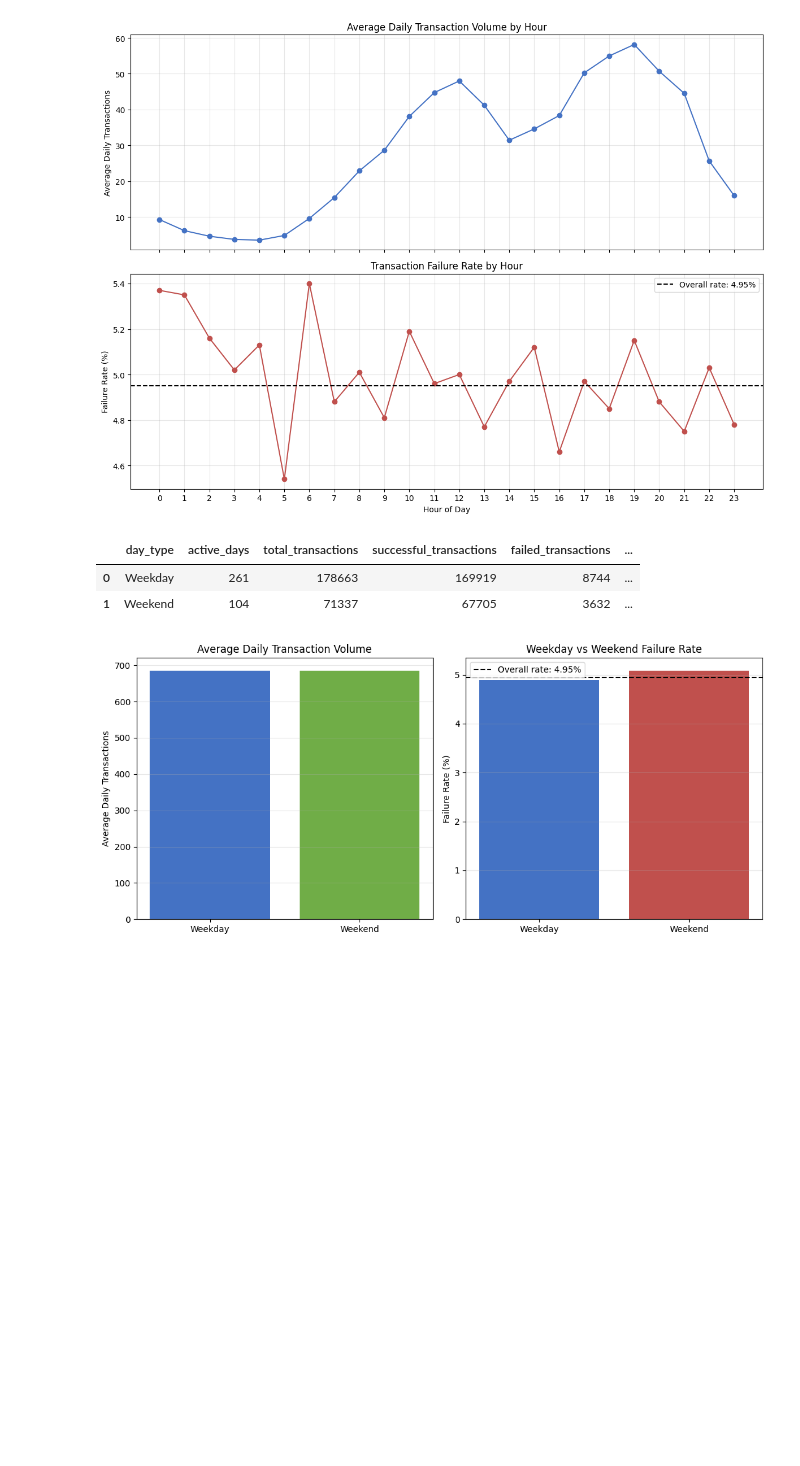
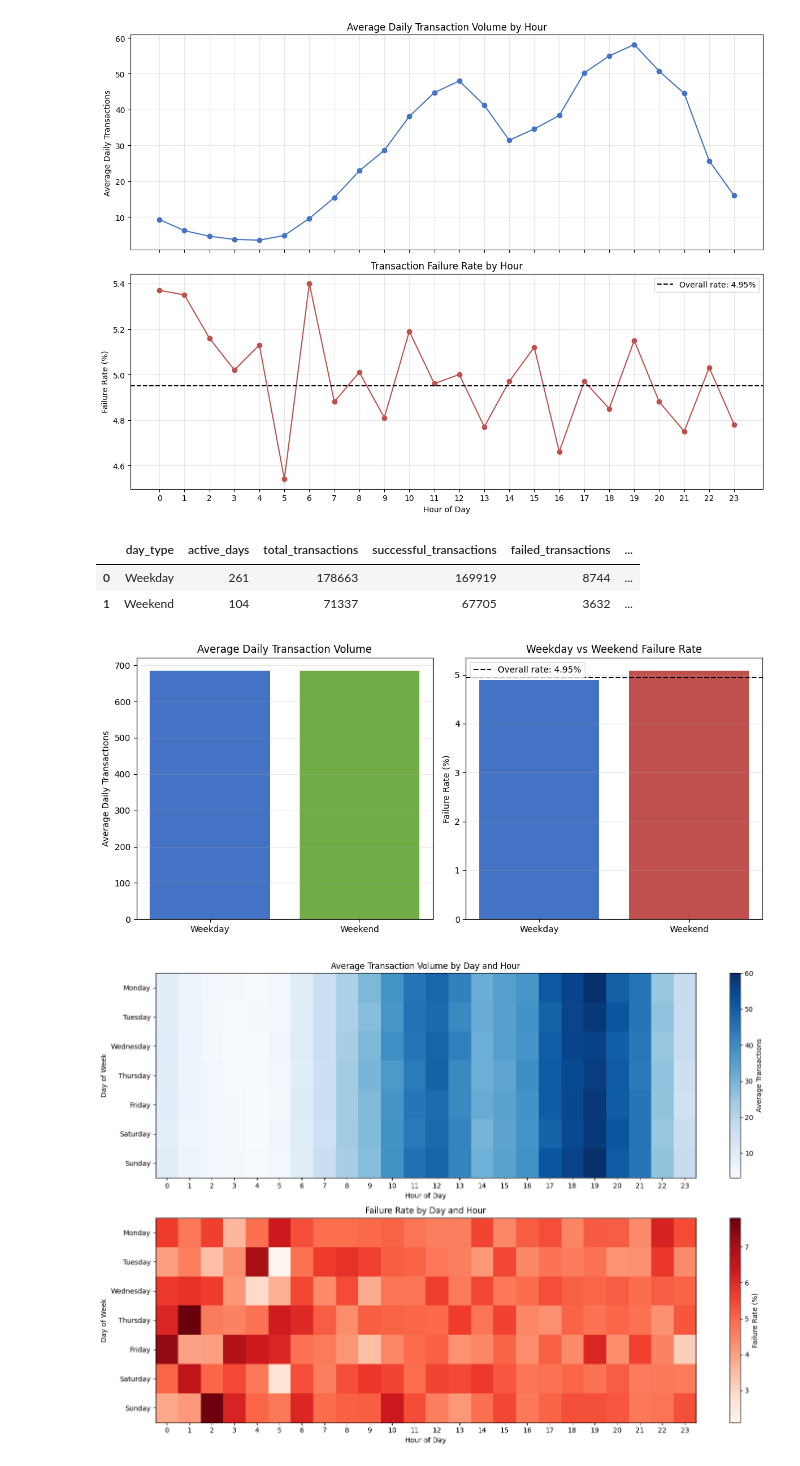
Before and after one commit to KaviyaVelmurugan/upi-transaction-intelligence-platform, a Jupyter notebook: notebooks/02_eda.ipynb, the cells around one changed output. Drawn from its saved outputs; the diff is of its cells as text; code cells hidden in the pictures; blank space fills up the shorter version.

```diff
--- a/notebooks/02_eda.ipynb
+++ b/notebooks/02_eda.ipynb
@@ -2483,0 +2529,71 @@ plt.show()
+# %%
+volume_heatmap = (
+    day_hour_performance
+    .pivot(
+        index="weekday_name",
+        columns="hour_of_day",
+        values="average_transactions_per_day"
+    )
+    .reindex(day_order)
+)
+
+failure_heatmap = (
+    day_hour_performance
+    .pivot(
+        index="weekday_name",
+        columns="hour_of_day",
+        values="failure_rate_percentage"
+    )
+    .reindex(day_order)
+)
+# %%
+fig, axes = plt.subplots(
+    2,
+    1,
+    figsize=(15, 10)
+)
+
+volume_image = axes[0].imshow(
+    volume_heatmap,
+    aspect="auto",
+    cmap="Blues"
+)
+
+axes[0].set_title("Average Transaction Volume by Day and Hour")
+axes[0].set_xlabel("Hour of Day")
+axes[0].set_ylabel("Day of Week")
+axes[0].set_xticks(range(24))
+axes[0].set_xticklabels(range(24))
+axes[0].set_yticks(range(7))
+axes[0].set_yticklabels(day_order)
+
+fig.colorbar(
+    volume_image,
+    ax=axes[0],
+    label="Average Transactions"
+)
+
+failure_image = axes[1].imshow(
+    failure_heatmap,
+    aspect="auto",
+    cmap="Reds"
+)
+
+axes[1].set_title("Failure Rate by Day and Hour")
+axes[1].set_xlabel("Hour of Day")
+axes[1].set_ylabel("Day of Week")
+axes[1].set_xticks(range(24))
+axes[1].set_xticklabels(range(24))
+axes[1].set_yticks(range(7))
+axes[1].set_yticklabels(day_order)
+
+fig.colorbar(
+    failure_image,
+    ax=axes[1],
+    label="Failure Rate (%)"
+)
+
+plt.tight_layout()
+plt.show()
+# %% [output]
+[figure, added]
```
Also changed, not shown: parts of 3 cells of this notebook, 1 other file.
